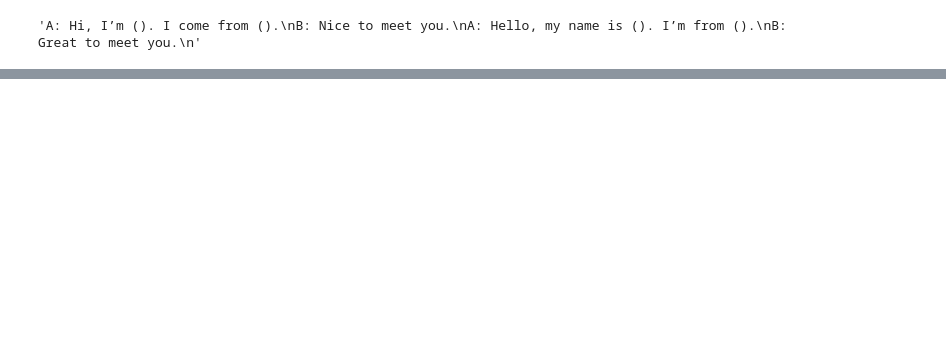
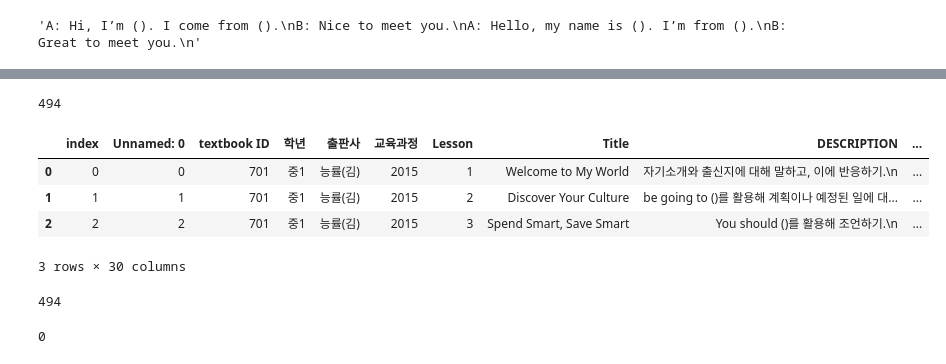
Before and after one commit to tiagyu/WeaversMind, a Jupyter notebook: DB/Extract_Material_Mid.ipynb, the cells around one changed output, grey strips where cells are left out. Cells and saved outputs as stored; diff of their text form; code cells hidden in the pictures; blank space fills up the shorter version.

```diff
--- a/DB/Extract_Material_Mid.ipynb
+++ b/DB/Extract_Material_Mid.ipynb
@@ -365,0 +397,23 @@ test['SUB_EXPRESSION'][0]
+# %%
+df_function = pd.read_csv('Extract_Mid.csv')
+df_function.head(3)
+
+df_function_Mid1 = df_function.loc[df_function['학년'] == '중1']
+df_function_Mid2 = df_function.loc[df_function['학년'] == '중2']
+df_function_Mid3 = df_function.loc[df_function['학년'] == '중3']
+
+# 인덱스 초기화
+df_function_Mid1 = df_function_Mid1.reset_index()
+df_function_Mid2 = df_function_Mid2.reset_index()
+df_function_Mid3 = df_function_Mid3.reset_index()
+
+# 파일 크기 확인
+print(f'df_function1 : {len(df_function_Mid1)}')
+print(f'df_function2 : {len(df_function_Mid2)}')
+print(f'df_function3 : {len(df_function_Mid3)}')
+print(f'총 data 길이 : {len(df_function_Mid1) + len(df_function_Mid2) + len(df_function_Mid3)}')
+
+# na값
+print(f'quiz1 na값: {df_function_Mid1.isna().sum().sum()}')
+print(f'quiz2 na값: {df_function_Mid2.isna().sum().sum()}')
+print(f'quiz3 na값: {df_function_Mid3.isna().sum().sum()}')
@@ -365,0 +438,15 @@ test['SUB_EXPRESSION'][0]
+# %%
+final_Mid1_data = pd.concat([df_function_Mid1, df_quiz1], axis=1)
+final_Mid2_data = pd.concat([df_function_Mid2, df_quiz2], axis=1)
+final_Mid3_data = pd.concat([df_function_Mid3, df_quiz3], axis=1)
+
+# 파일 크기 확인
+print(f'final_Mid1_data : {len(final_Mid1_data)}')
+print(f'final_Mid2_data : {len(final_Mid2_data)}')
+print(f'final_Mid3_data : {len(final_Mid3_data)}')
+print(f'총 data 길이 : {len(final_Mid1_data) + len(final_Mid2_data) + len(final_Mid3_data)}')
+
+# na값
+print(f'final_Mid1_data: {final_Mid1_data.isna().sum().sum()}')
+print(f'final_Mid2_data: {final_Mid2_data.isna().sum().sum()}')
+print(f'final_Mid3_data: {final_Mid3_data.isna().sum().sum()}')
@@ -365,0 +461,15 @@ test['SUB_EXPRESSION'][0]
+# %%
+function_final_Mid = pd.concat([final_Mid1_data, final_Mid2_data, final_Mid3_data], axis=0)
+print(len(function_final_Mid))
+function_final_Mid.head(3)
+# %% [output]
+494
+|  | index | Unnamed: 0 | textbook ID | 학년 | 출판사 | 교육과정 | Lesson | Title | DESCRIPTION | ... |
+| 0 | 0 | 0 | 701 | 중1 | 능률(김) | 2015 | 1 | Welcome to My World | 자기소개와 출신지에 대해 말하고, 이에 반응하기.\n | ... |
+| 1 | 1 | 1 | 701 | 중1 | 능률(김) | 2015 | 2 | Discover Your Culture | be going to ()를 활용해 계획이나 예정된 일에 대... | ... |
+| 2 | 2 | 2 | 701 | 중1 | 능률(김) | 2015 | 3 | Spend Smart, Save Smart | You should ()를 활용해 조언하기.\n | ... |
+3 rows × 30 columns
+# %%
+len(function_final_Mid)
+# %% [output]
+494
@@ -365,0 +479,4 @@ test['SUB_EXPRESSION'][0]
+# %%
+function_final_Mid.isna().sum().sum()
+# %% [output]
+0
```
Also changed, not shown: parts of 17 cells of this notebook.
